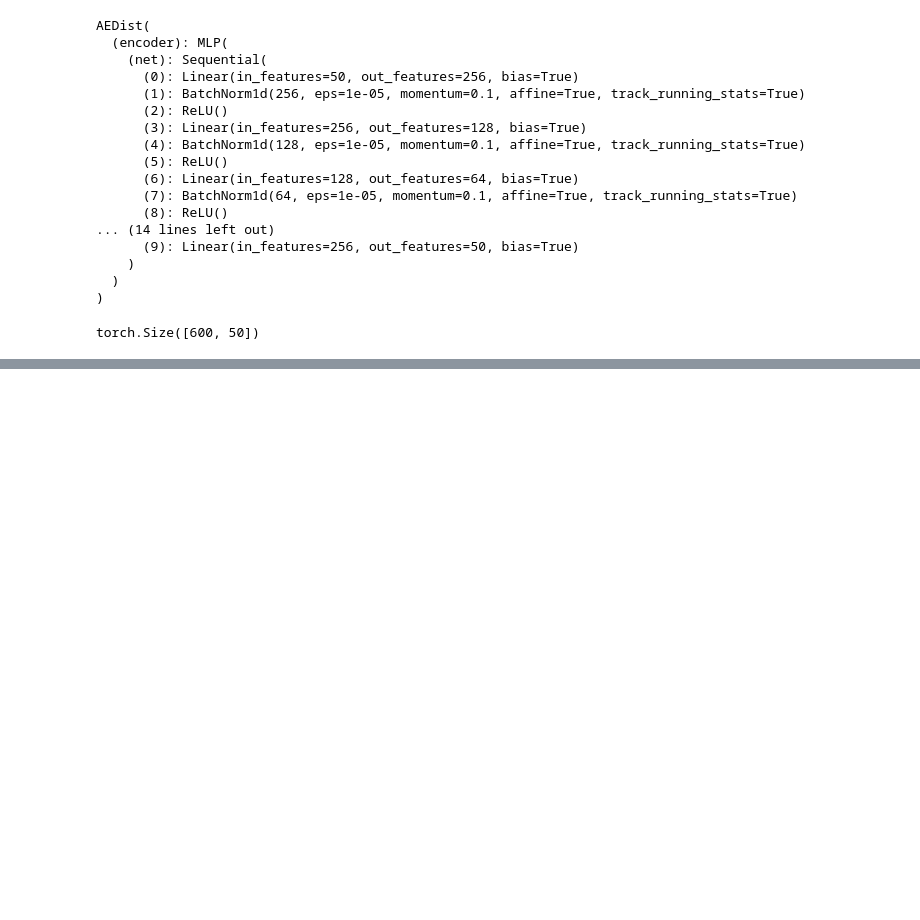
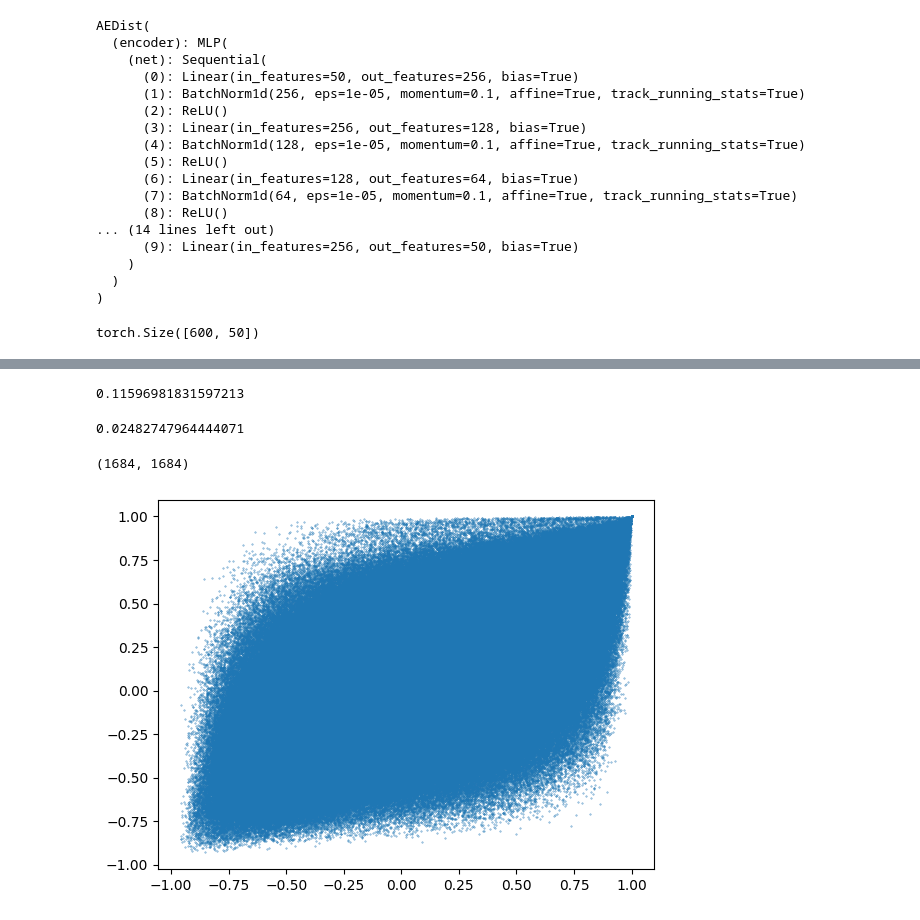
Before and after one commit to KrishnaswamyLab/GeometryAwareGenerativeAutoencoder, a Jupyter notebook: notebooks/dm_2_eval.ipynb, the cells around one changed output, grey strips where cells are left out. Drawn from its saved outputs; the diff is of its cells as text; code cells hidden in the pictures; blank space fills up the shorter version.

```diff
--- a/notebooks/dm_2_eval.ipynb
+++ b/notebooks/dm_2_eval.ipynb
@@ -269,0 +299,5 @@ pc_data = np.load('../data/eb_all_pcs_correct.npz')
+# %%
+pca_data = gen_decoded.cpu().numpy()
+orig_gen = np.dot(pca_data, pca_loadings.T) + data_mean
+orig_gen = np.asarray(orig_gen)
+orig_gen = torch.tensor(orig_gen, dtype=torch.float32)
@@ -269,0 +347,28 @@ pc_data = np.load('../data/eb_all_pcs_correct.npz')
+# %%
+orig_vars = orig_magic.var(axis=0)
+top_100_idx = torch.argsort(orig_vars).flip(0)[:10000]
+# %%
+magic_top100 = orig_magic[:,top_100_idx].cpu().numpy()
+gen_top100 = orig_gen[:,top_100_idx].cpu().numpy()
+dec_top100 = orig_dec[:,top_100_idx].cpu().numpy()
+# %%
+corrs_magic = np.corrcoef(magic_top100, rowvar=False)
+corrs_gen = np.corrcoef(gen_top100, rowvar=False)
+corrs_dec = np.corrcoef(dec_top100, rowvar=False)
+# %%
+((corrs_magic - corrs_gen)**2).mean()
+# %% [output]
+0.11596981831597213
+# %%
+((corrs_magic - corrs_dec)**2).mean()
+# %% [output]
+0.02482747964444071
+# %%
+corrs_gen.shape
+# %% [output]
+(1684, 1684)
+# %%
+plt.scatter(corrs_magic.flatten(), corrs_gen.flatten(), s=.1, alpha=.5)
+plt.show()
+# %% [output]
+[figure, added]
```
Also changed, not shown: parts of 19 cells of this notebook, 15 other files.
